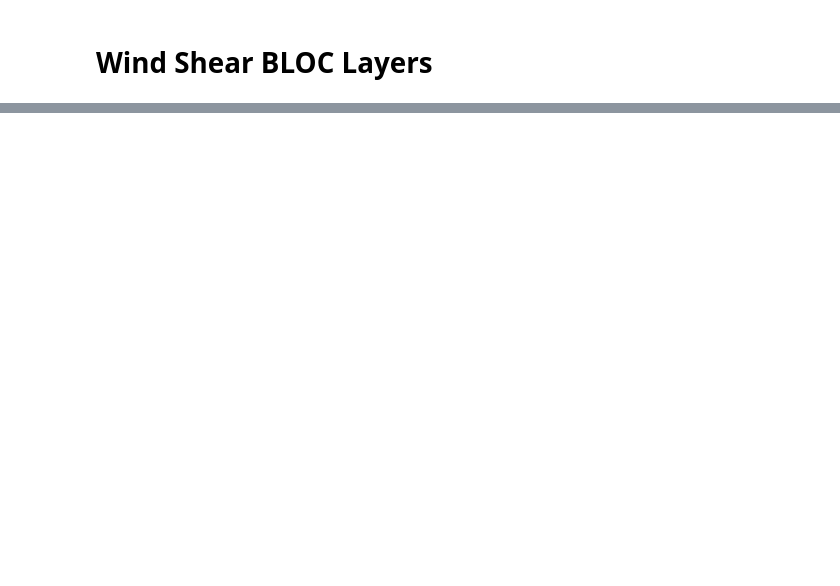
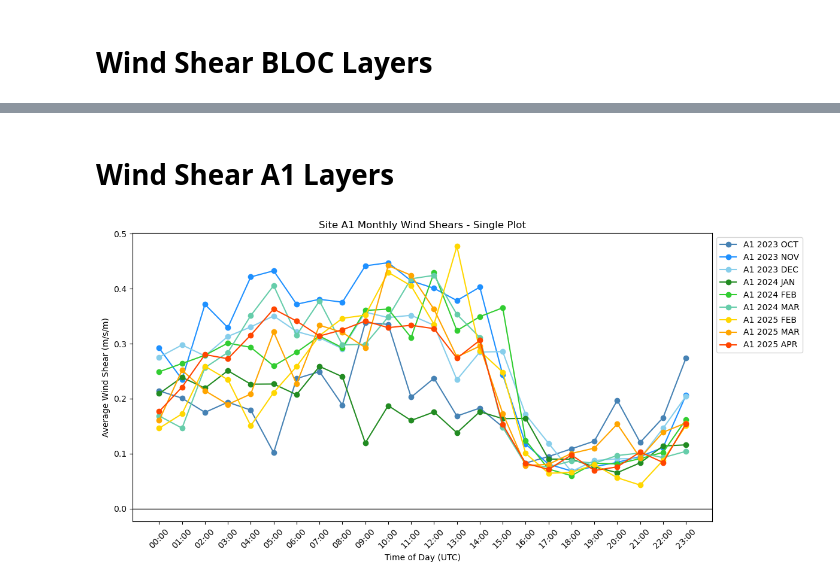
Before and after one commit to mirabelluo/AWAKEN-A1-A2_LiDAR, a Jupyter notebook: combined_monthly_plots.ipynb, the cells around one changed output, grey strips where cells are left out. Drawn from its saved outputs; the diff is of its cells as text; code cells hidden in the pictures; blank space fills up the shorter version.

```diff
--- a/combined_monthly_plots.ipynb
+++ b/combined_monthly_plots.ipynb
@@ -708,0 +803,67 @@ plotMultipleDataFrames(BLOC_dataframes[9:], labels=BLOC_labels[9:], title="BLOC
+# %% [markdown]
+# Wind Shear A1 Layers
+# %%
+import pandas as pd
+
+A1_directory = '/Users/mirabel.luo/Documents/AWAKEN/AWAKEN-A1-A2_LiDAR/SiteA1_Data'
+
+# Valid data ranges
+A1_202310_files = filter_files_by_date(A1_directory, '20231001', '20231031')
+A1_times_shear_202310, A1_wind_shear_202310 = calculate_wind_shear_with_alpha(A1_202310_files)
+A1_avg_shear_202310 = getDailyAvgWindShear(A1_times_shear_202310, A1_wind_shear_202310, pd.to_datetime('2023-10-01'), pd.to_datetime('2023-10-31'))
+
+A1_202311_files = filter_files_by_date(A1_directory, '20231101', '20231130')
+A1_times_shear_202311, A1_wind_shear_202311 = calculate_wind_shear_with_alpha(A1_202311_files)
+A1_avg_shear_202311 = getDailyAvgWindShear(A1_times_shear_202311, A1_wind_shear_202311, pd.to_datetime('2023-11-01'), pd.to_datetime('2023-11-30'))
+
+A1_202312_files = filter_files_by_date(A1_directory, '20231201', '20231231')
+A1_times_shear_202312, A1_wind_shear_202312 = calculate_wind_shear_with_alpha(A1_202312_files)
+A1_avg_shear_202312 = getDailyAvgWindShear(A1_times_shear_202312, A1_wind_shear_202312, pd.to_datetime('2023-12-01'), pd.to_datetime('2023-12-31'))
+
+A1_202401_files = filter_files_by_date(A1_directory, '20240101', '20240131')
+A1_times_shear_202401, A1_wind_shear_202401 = calculate_wind_shear_with_alpha(A1_202401_files)
+A1_avg_shear_202401 = getDailyAvgWindShear(A1_times_shear_202401, A1_wind_shear_202401, pd.to_datetime('2024-01-01'), pd.to_datetime('2024-01-31'))
+
+A1_202402_files = filter_files_by_date(A1_directory, '20240201', '20240229')
+A1_times_shear_202402, A1_wind_shear_202402 = calculate_wind_shear_with_alpha(A1_202402_files)
+A1_avg_shear_202402 = getDailyAvgWindShear(A1_times_shear_202402, A1_wind_shear_202402, pd.to_datetime('2024-02-01'), pd.to_datetime('2024-02-29'))
+
+# Partial March 2024
+A1_202403_files = filter_files_by_date(A1_directory, '20240301', '20240319')
+A1_times_shear_202403, A1_wind_shear_202403 = calculate_wind_shear_with_alpha(A1_202403_files)
+A1_avg_shear_202403 = getDailyAvgWindShear(A1_times_shear_202403, A1_wind_shear_202403, pd.to_datetime('2024-03-01'), pd.to_datetime('2024-03-19'))
+
+# Resume January 2025
+A1_202501_files = filter_files_by_date(A1_directory, '20250101', '20250131')
+A1_times_shear_202501, A1_wind_shear_202501 = calculate_wind_shear_with_alpha(A1_202501_files)
+A1_avg_shear_202501 = getDailyAvgWindShear(A1_times_shear_202501, A1_wind_shear_202501, pd.to_datetime('2025-01-01'), pd.to_datetime('2025-01-31'))
+
+A1_202502_files = filter_files_by_date(A1_directory, '20250201', '20250228')
+A1_times_shear_202502, A1_wind_shear_202502 = calculate_wind_shear_with_alpha(A1_202502_files)
+A1_avg_shear_202502 = getDailyAvgWindShear(A1_times_shear_202502, A1_wind_shear_202502, pd.to_datetime('2025-02-01'), pd.to_datetime('2025-02-28'))
+
+A1_202503_files = filter_files_by_date(A1_directory, '20250301', '20250331')
+A1_times_shear_202503, A1_wind_shear_202503 = calculate_wind_shear_with_alpha(A1_202503_files)
+A1_avg_shear_202503 = getDailyAvgWindShear(A1_times_shear_202503, A1_wind_shear_202503, pd.to_datetime('2025-03-01'), pd.to_datetime('2025-03-31'))
+
+A1_202504_files = filter_files_by_date(A1_directory, '20250401', '20250430')
+A1_times_shear_202504, A1_wind_shear_202504 = calculate_wind_shear_with_alpha(A1_202504_files)
+A1_avg_shear_202504 = getDailyAvgWindShear(A1_times_shear_202504, A1_wind_shear_202504, pd.to_datetime('2025-04-01'), pd.to_datetime('2025-04-30'))
+
+# Combine for plotting
+A1_dataframes = [
+    A1_avg_shear_202310, A1_avg_shear_202311, A1_avg_shear_202312,
+    A1_avg_shear_202401, A1_avg_shear_202402, A1_avg_shear_202403,
+    A1_avg_shear_202502, A1_avg_shear_202503, A1_avg_shear_202504
+]
+
+A1_labels = [
+    'A1 2023 OCT', 'A1 2023 NOV', 'A1 2023 DEC',
+    'A1 2024 JAN', 'A1 2024 FEB', 'A1 2024 MAR',
+    'A1 2025 FEB', 'A1 2025 MAR', 'A1 2025 APR'
+]
+
+# Plots
+plotMultipleDataFrames(A1_dataframes, labels=A1_labels, title="Site A1 Monthly Wind Shears - Single Plot", xlabel="Time of Day (UTC)", ylabel="Average Wind Shear (m/s/m)")
+# %% [output]
+[figure, added]
```
Also changed, not shown: parts of 8 cells of this notebook, 3 other files.
